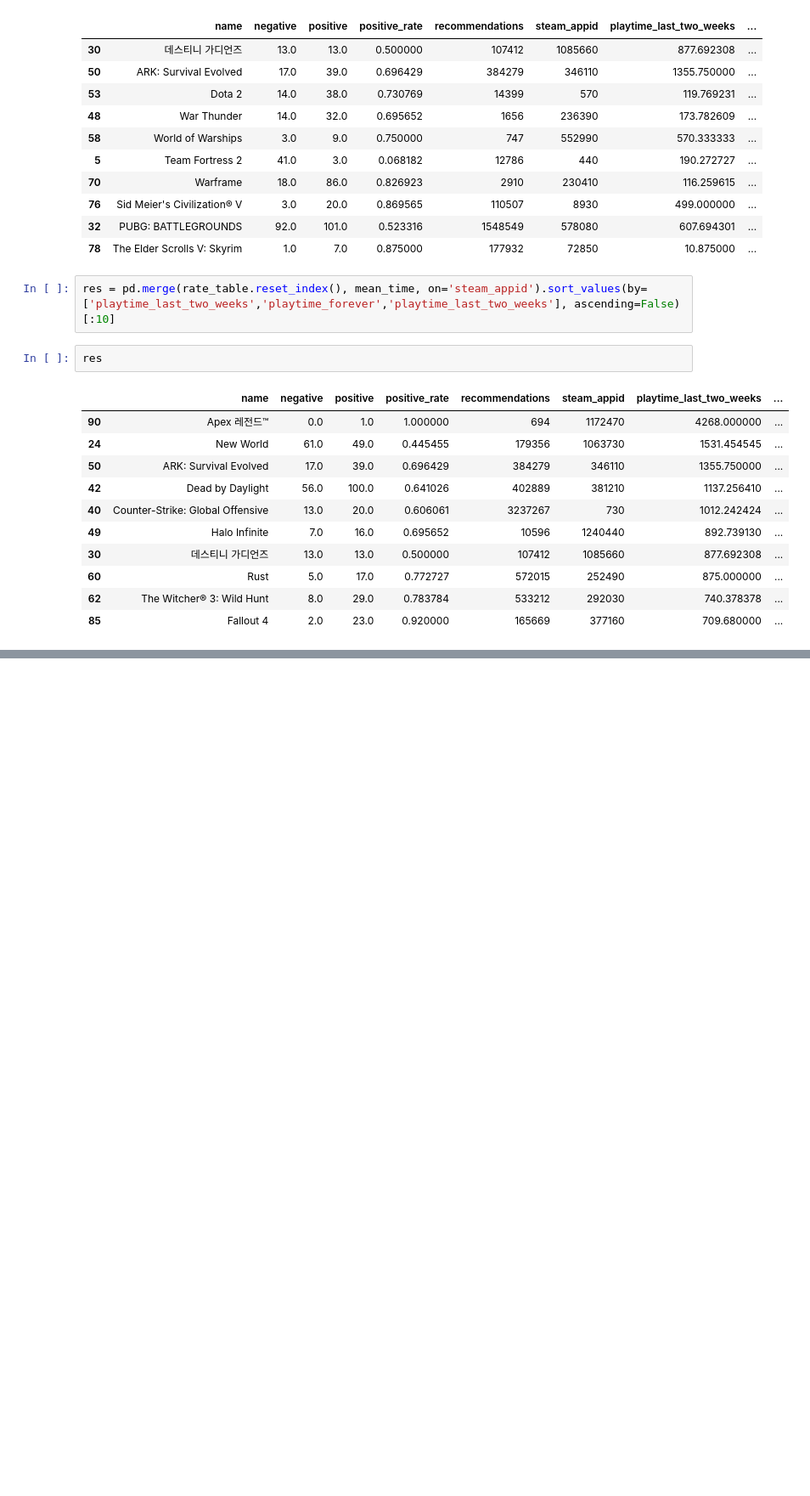
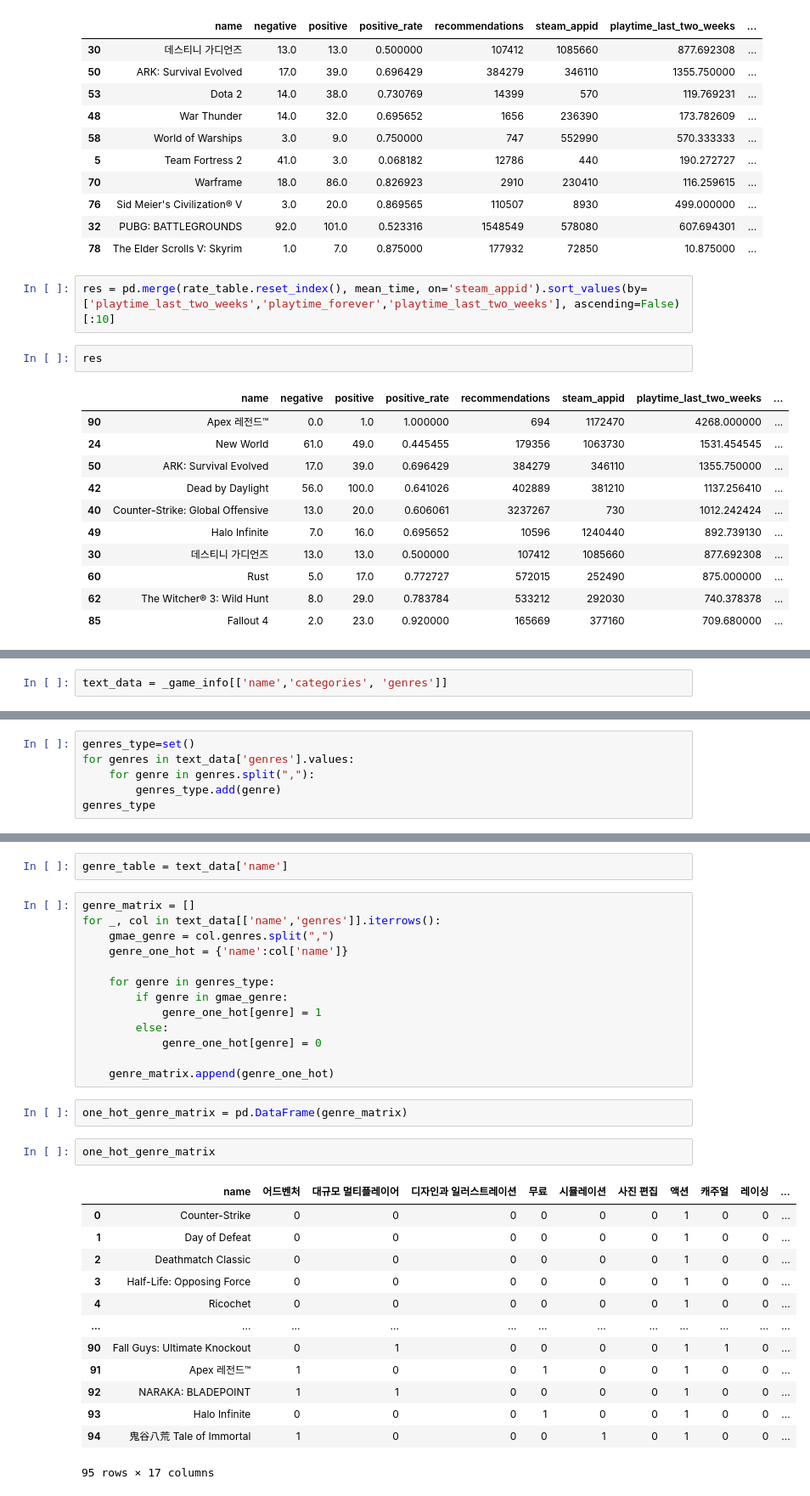
Before and after one commit to weejiwon-95/steamRecommendation, a Jupyter notebook: leanring/recommend.ipynb, the cells around one changed output, grey strips where cells are left out. Shown at 85% size. Drawn from its saved outputs; the diff is of its cells as text; blank space fills up the shorter version.

```diff
--- a/leanring/recommend.ipynb
+++ b/leanring/recommend.ipynb
@@ -342,0 +306,2 @@ res[['name','playtime_last_two_weeks','playtime_forever']].sort_values(by=['play
+# %%
+text_data = _game_info[['name','categories', 'genres']]
@@ -342,0 +357,6 @@ res[['name','playtime_last_two_weeks','playtime_forever']].sort_values(by=['play
+# %%
+genres_type=set()
+for genres in text_data['genres'].values:
+    for genre in genres.split(","):
+        genres_type.add(genre)
+genres_type
@@ -342,0 +380,33 @@ res[['name','playtime_last_two_weeks','playtime_forever']].sort_values(by=['play
+# %%
+genre_table = text_data['name']
+# %%
+genre_matrix = []
+for _, col in text_data[['name','genres']].iterrows():
+    gmae_genre = col.genres.split(",")
+    genre_one_hot = {'name':col['name']}
+
+    for genre in genres_type:
+        if genre in gmae_genre:
+            genre_one_hot[genre] = 1
+        else:
+            genre_one_hot[genre] = 0
+
+    genre_matrix.append(genre_one_hot)
+# %%
+one_hot_genre_matrix = pd.DataFrame(genre_matrix)
+# %%
+one_hot_genre_matrix
+# %% [output]
+|  | name | 어드벤처 | 대규모 멀티플레이어 | 디자인과 일러스트레이션 | 무료 | 시뮬레이션 | 사진 편집 | 액션 | 캐주얼 | 레이싱 | ... |
+| 0 | Counter-Strike | 0 | 0 | 0 | 0 | 0 | 0 | 1 | 0 | 0 | ... |
+| 1 | Day of Defeat | 0 | 0 | 0 | 0 | 0 | 0 | 1 | 0 | 0 | ... |
+| 2 | Deathmatch Classic | 0 | 0 | 0 | 0 | 0 | 0 | 1 | 0 | 0 | ... |
+| 3 | Half-Life: Opposing Force | 0 | 0 | 0 | 0 | 0 | 0 | 1 | 0 | 0 | ... |
+| 4 | Ricochet | 0 | 0 | 0 | 0 | 0 | 0 | 1 | 0 | 0 | ... |
+| ... | ... | ... | ... | ... | ... | ... | ... | ... | ... | ... | ... |
+| 90 | Fall Guys: Ultimate Knockout | 0 | 1 | 0 | 0 | 0 | 0 | 1 | 1 | 0 | ... |
+| 91 | Apex 레전드™ | 1 | 0 | 0 | 1 | 0 | 0 | 1 | 0 | 0 | ... |
+| 92 | NARAKA: BLADEPOINT | 1 | 1 | 0 | 0 | 0 | 0 | 1 | 0 | 0 | ... |
+| 93 | Halo Infinite | 0 | 0 | 0 | 1 | 0 | 0 | 1 | 0 | 0 | ... |
+| 94 | 鬼谷八荒 Tale of Immortal | 1 | 0 | 0 | 0 | 1 | 0 | 1 | 0 | 0 | ... |
+95 rows × 17 columns
```
Also changed, not shown: parts of 35 cells of this notebook.
